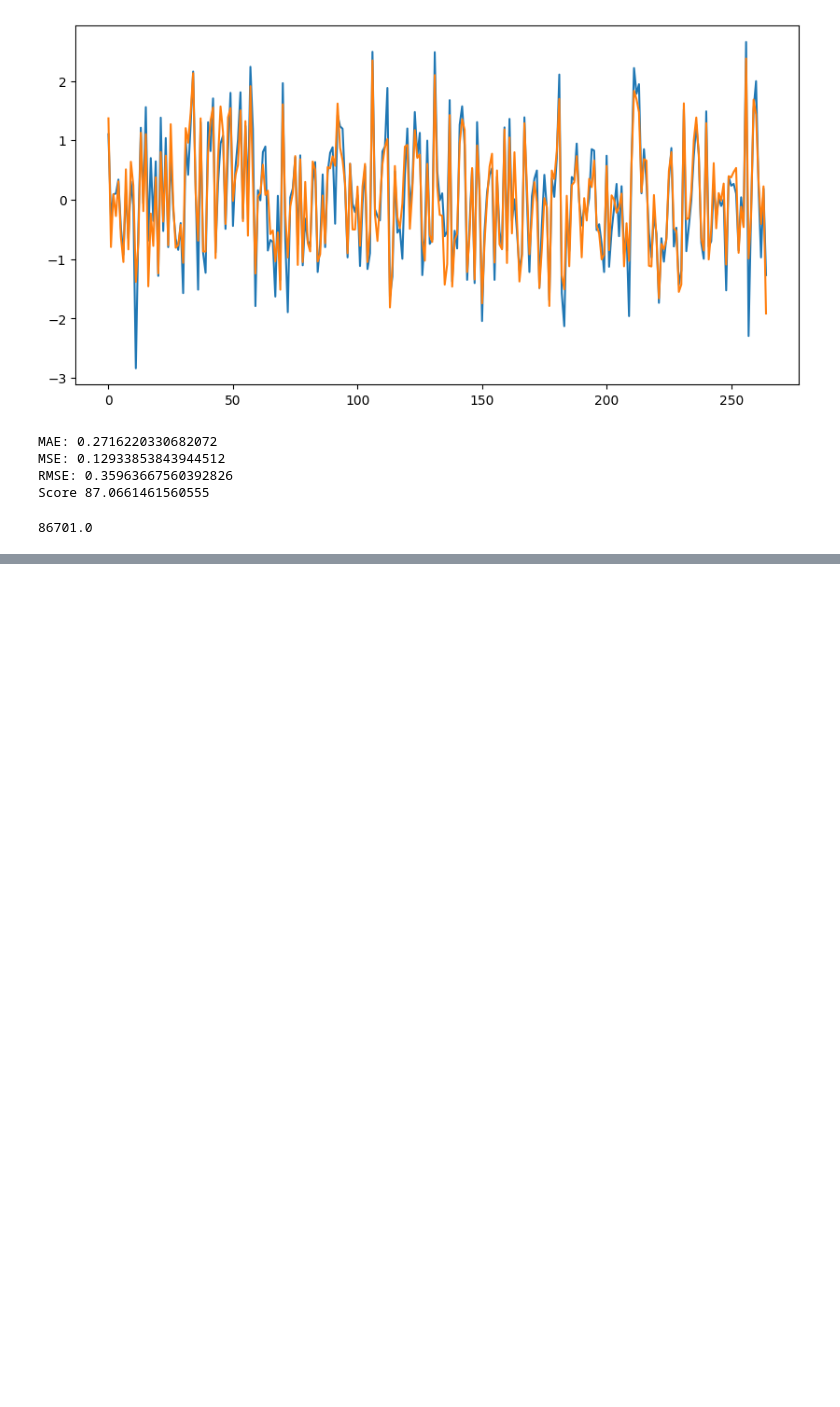
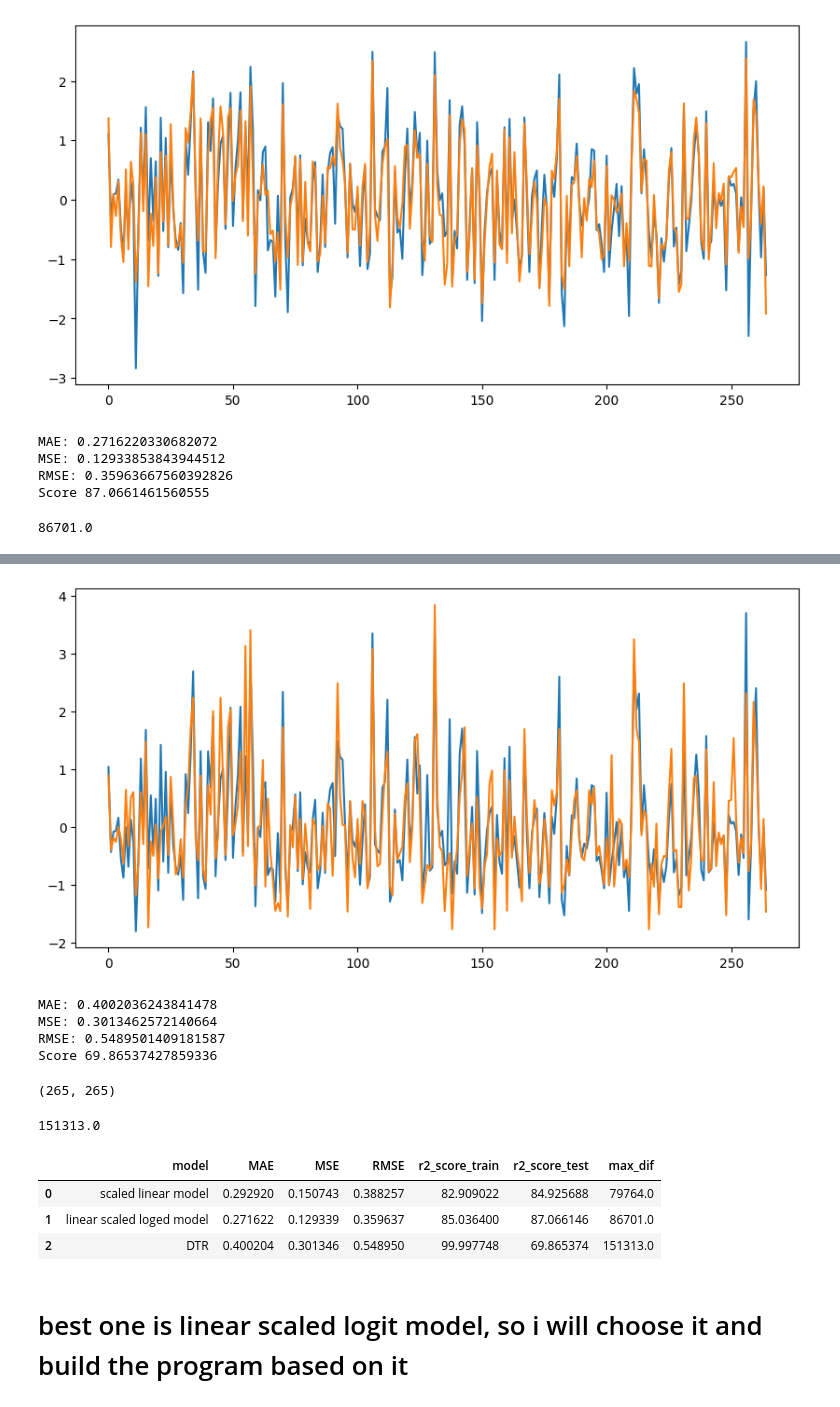
Before and after one commit to ahmedhany14/House-Prices-Prediction, a Jupyter notebook: Machine learning models/models_workspace.ipynb, the cells around one changed output, grey strips where cells are left out. Saved outputs shown, nothing was run; the diff lists cells and outputs as text; code cells hidden in the pictures; blank space fills up the shorter version.

```diff
--- a/Machine learning models/models_workspace.ipynb
+++ b/Machine learning models/models_workspace.ipynb
@@ -244,0 +394,62 @@ all_used_models
+# %%
+plt.figure(figsize=(10, 5))
+plt.plot(y_test_preproc, label="Test")
+plt.plot(test_prediction, label="predict")
+plt.show()
+# %% [output]
+[figure, added]
+# %%
+MAE = mean_absolute_error(y_test_preproc, test_prediction)
+MSE = mean_squared_error(y_test_preproc, test_prediction)
+RMSE = np.sqrt(mean_squared_error(y_test_preproc, test_prediction))
+print("MAE:", MAE)
+print("MSE:", MSE)
+print("RMSE:", RMSE)
+print("Score", r2_score(y_test_preproc, test_prediction) * 100)
+# %% [output]
+MAE: 0.4002036243841478
+MSE: 0.3013462572140664
+RMSE: 0.5489501409181587
+Score 69.86537427859336
+# %%
+len(test_prediction), len(y_test)
+# %% [output]
+(265, 265)
+# %%
+temp = []
+for i in range(len(test_prediction)):
+    a = []
+    a.append(test_prediction[i])
+    temp.append(a)
+test_prediction = temp
+
+inversed_prediction_DTR = inverses.inverse_scaled_linear_model(test_prediction, y_test)
+max_dif = 0
+for i in range(len(inversed_prediction_DTR)):
+    inversed_prediction_DTR[0] = int(inversed_prediction_DTR[i][0])
+
+    max_dif = max(max_dif, abs(inversed_prediction_DTR[0] - y_test[i][0]))
+max_dif = max_dif[0]
+max_dif
+# %% [output]
+151313.0
+# %%
+data = {
+    "model": "DTR",
+    "MAE": MAE,
+    "MSE": MSE,
+    "RMSE": RMSE,
+    "r2_score_train": r2_score(y_train_preproc, train_prediction) * 100,
+    "r2_score_test": r2_score(y_test_preproc, test_prediction) * 100,
+    "max_dif": max_dif,
+}
+
+all_used_models.loc[len(all_used_models)] = data
+all_used_models
+# %% [output]
+|  | model | MAE | MSE | RMSE | r2_score_train | r2_score_test | max_dif |
+| 0 | scaled linear model | 0.292920 | 0.150743 | 0.388257 | 82.909022 | 84.925688 | 79764.0 |
+| 1 | linear scaled loged model | 0.271622 | 0.129339 | 0.359637 | 85.036400 | 87.066146 | 86701.0 |
+| 2 | DTR | 0.400204 | 0.301346 | 0.548950 | 99.997748 | 69.865374 | 151313.0 |
+# %% [markdown]
+# best one is linear scaled logit model, so i will choose it and build the program based on it
```
Also changed, not shown: parts of 25 cells of this notebook.
